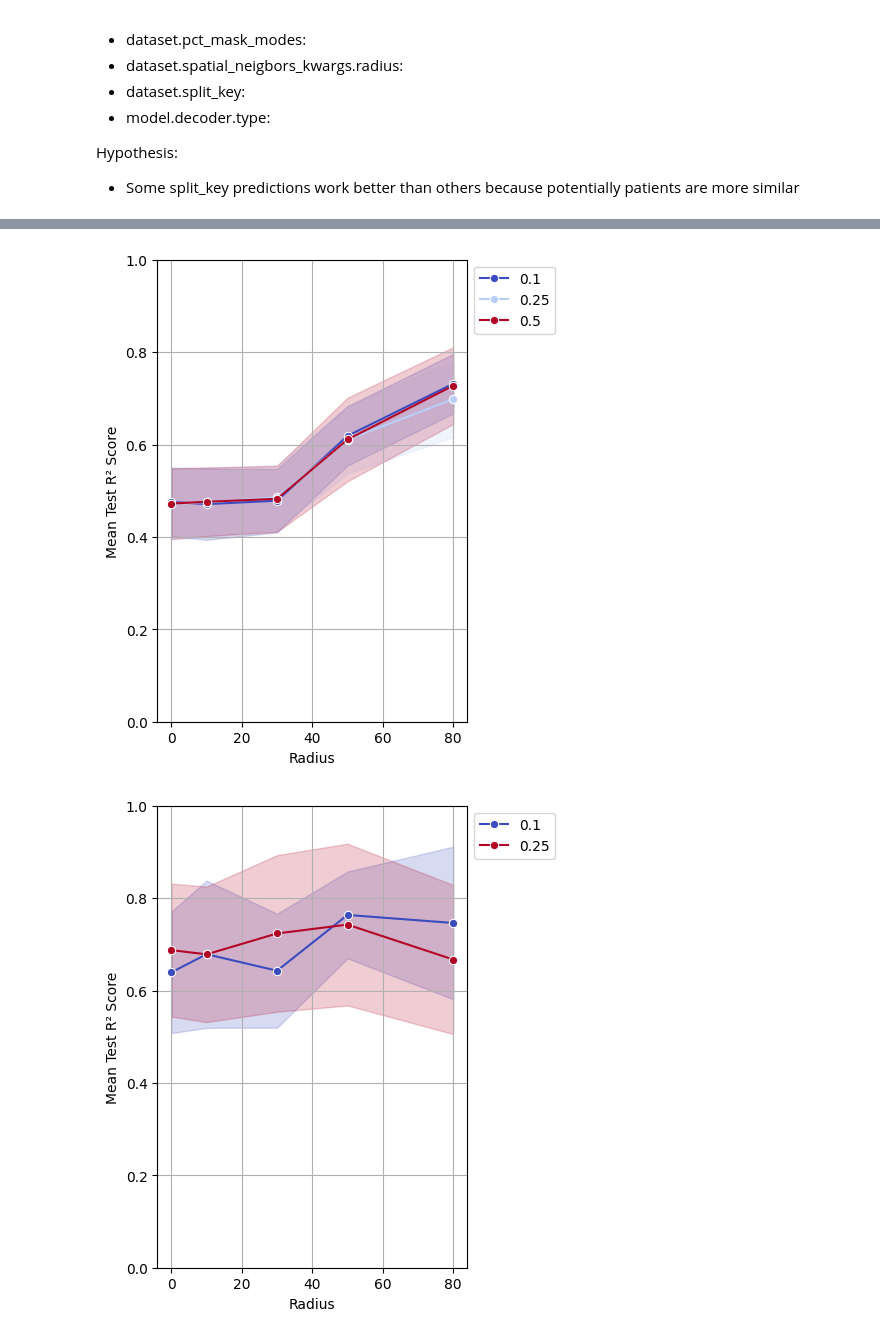
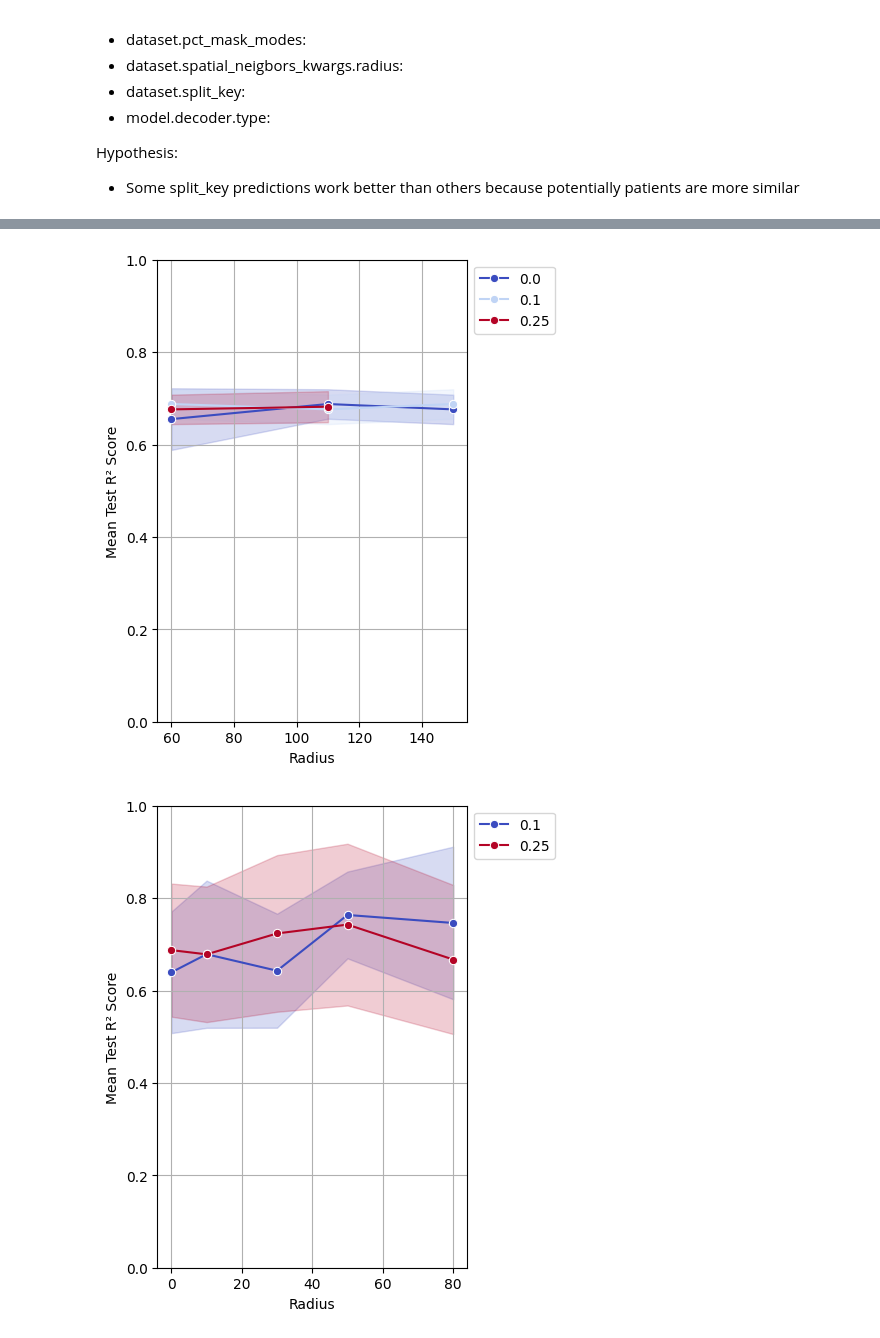
Before and after one commit to theislab/InterScale_reproducibility, a Jupyter notebook: notebooks/melton_jimenez_25/radius_robustness.ipynb, the cells around one changed output, grey strips where cells are left out. Drawn from its saved outputs; the diff is of its cells as text; code cells hidden in the pictures.

Commit message:
radius robustness

```diff
--- a/notebooks/melton_jimenez_25/radius_robustness.ipynb
+++ b/notebooks/melton_jimenez_25/radius_robustness.ipynb
@@ -51,10 +60,11 @@ Hypothesis:
 # %%
 SWEEP_GOAL = 'robustness'
 # %%
-def load_result_as_df(sweep_id, sweep_goal: str):
+def load_result_as_df(sweep_id, sweep_goal: str, classes: list):
     """
     sweep_id: str - ID from WandB run
     sweep_goal: robustenss, parameter
+    calsses: list of class names
     """
     api = wandb.Api()
     entity, project = "francesca-drummer", "InterScale_hyperparameter_sweep"
@@ -65,12 +75,12 @@ def load_result_as_df(sweep_id, sweep_goal: str):
     data = []
     for run in sweep_runs:
         if run.state == 'finished':
-            prediction_task = run.config['cfg']['dataset']['prediction_task']
+            prediction_task = run.config['dataset']['prediction_task']
 
             run_data = {
                 "id": run.id,
                 "name": run.name,
-                "seed": run.config.get("model.optim.seed", None),
+                "seed": run.config.get("optim.seed", None),
                 "state": run.state,  # finished, running, failed
                 "pct_mask_nodes": run.config.get("dataset.pct_mask_nodes", None),
                 "radius": run.config.get("dataset.spatial_neigbors_kwargs.radius", None),
@@ -84,13 +94,13 @@ def load_result_as_df(sweep_id, sweep_goal: str):
                     "test_pearson_corr": run.summary.get("test_pearson_corr", None),
                 })
             elif 'classification' in prediction_task:
-                num_classes = run.config['cfg']['dataset']['num_classes']
+                num_classes = run.config['dataset']['num_classes']
                 run_data.update({
-                    "test_acc": run.summary.get("test_acc", None),
+                    "test_acc": run.summary.get("test_accuracy", None),
                     "test_f1_micro/avg": run.summary.get("test_f1_micro/avg", None)
                 })
-                for class_idx in range(num_classes):
-                    run_data[f'test_f1/class_{class_idx}'] = run.summary.get(f"test_f1/class_{class_idx}", None)
+                for class_idx in classes:
+                    run_data[f'test_f1/class_{class_idx}'] = run.summary.get(f"test_f1_{class_idx}", None)
 
             if 'graph' in prediction_task:
                 run_data.update({
@@ -117,8 +127,9 @@ def load_result_as_df(sweep_id, sweep_goal: str):
 
     return df
 # %%
-df_GNN = load_result_as_df(Pancreas_GNN_condition_robustness, SWEEP_GOAL)
-df_GNNTrans = load_result_as_df(Pancreas_GNNTrans_condition_robustness, SWEEP_GOAL)
-df_PCATrans = load_result_as_df(Pancreas_PCATrans_condition_robustness, SWEEP_GOAL)
-df_NeighTrans = load_result_as_df(Pancreas_NeighTrans_condition_robustness, SWEEP_GOAL)
+# df_GNN = load_result_as_df(Pancreas_GNN_condition_robustness, SWEEP_GOAL)
+# df_GNNTrans = load_result_as_df(Pancreas_GNNTrans_condition_robustness, SWEEP_GOAL)
+# df_PCATrans = load_result_as_df(Pancreas_PCATrans_condition_robustness, SWEEP_GOAL)
+# df_NeighTrans = load_result_as_df(Pancreas_NeighTrans_condition_robustness, SWEEP_GOAL)
+df_InterScale = load_result_as_df(InterScale_condition_robustness, SWEEP_GOAL, ['ND', 'T1D'])
 # %%
@@ -151,7 +144,7 @@ df_PCATrans.head()
 # %%
-plot_robustness(df_GNN, metric="test_acc")
+plot_robustness(df_InterScale, metric="test_acc")
 # %% [output]
-[figure, old version]
+[figure, new version]
 # %%
 plot_robustness(df_GNNTrans, metric="test_acc")
 # %% [output]
```
Also changed, not shown: parts of 6 cells of this notebook, 1 other file.
